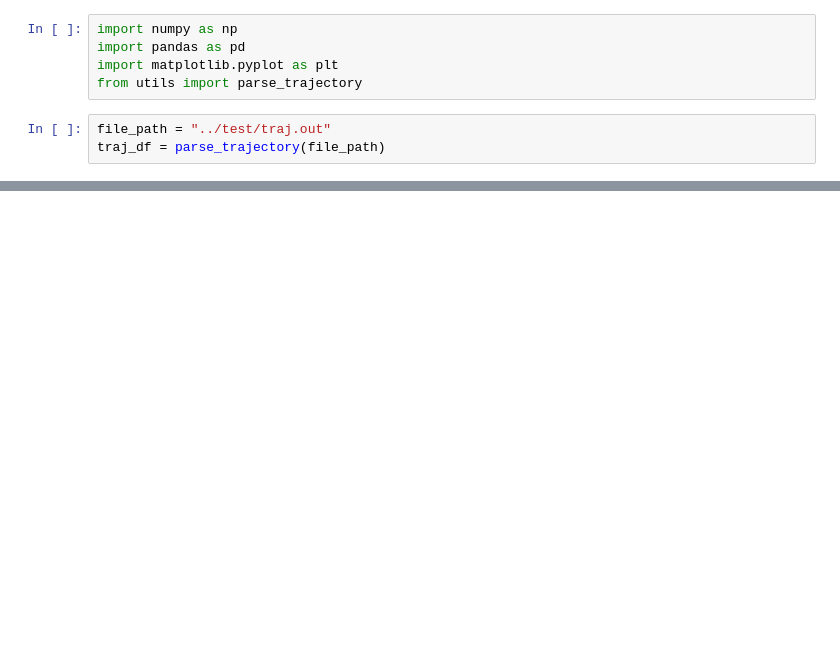
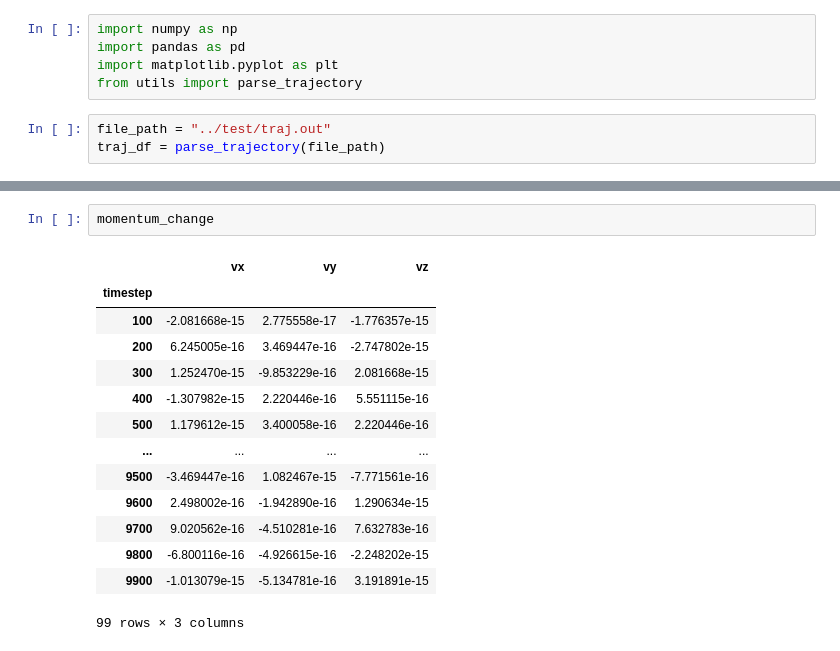
Before and after one commit to houhuawei23/course-2024-computational-physics, a Jupyter notebook: MDsim/scripts/Momentum.ipynb, the cells around one changed output, grey strips where cells are left out. Drawn from its saved outputs; the diff is of its cells as text; blank space fills up the shorter version.

```diff
--- a/MDsim/scripts/Momentum.ipynb
+++ b/MDsim/scripts/Momentum.ipynb
@@ -134,2 +157,19 @@ timestep
 Momentum is conserved.
 Angular Momentum is not conserved.
+# %%
+momentum_change
+# %% [output]
+|  | vx | vy | vz |
+| timestep |  |  |  |
+| 100 | -2.081668e-15 | 2.775558e-17 | -1.776357e-15 |
+| 200 | 6.245005e-16 | 3.469447e-16 | -2.747802e-15 |
+| 300 | 1.252470e-15 | -9.853229e-16 | 2.081668e-15 |
+| 400 | -1.307982e-15 | 2.220446e-16 | 5.551115e-16 |
+| 500 | 1.179612e-15 | 3.400058e-16 | 2.220446e-16 |
+| ... | ... | ... | ... |
+| 9500 | -3.469447e-16 | 1.082467e-15 | -7.771561e-16 |
+| 9600 | 2.498002e-16 | -1.942890e-16 | 1.290634e-15 |
+| 9700 | 9.020562e-16 | -4.510281e-16 | 7.632783e-16 |
+| 9800 | -6.800116e-16 | -4.926615e-16 | -2.248202e-15 |
+| 9900 | -1.013079e-15 | -5.134781e-16 | 3.191891e-15 |
+99 rows × 3 columns
```
Also changed, not shown: parts of 2 cells of this notebook, 3 other files.
